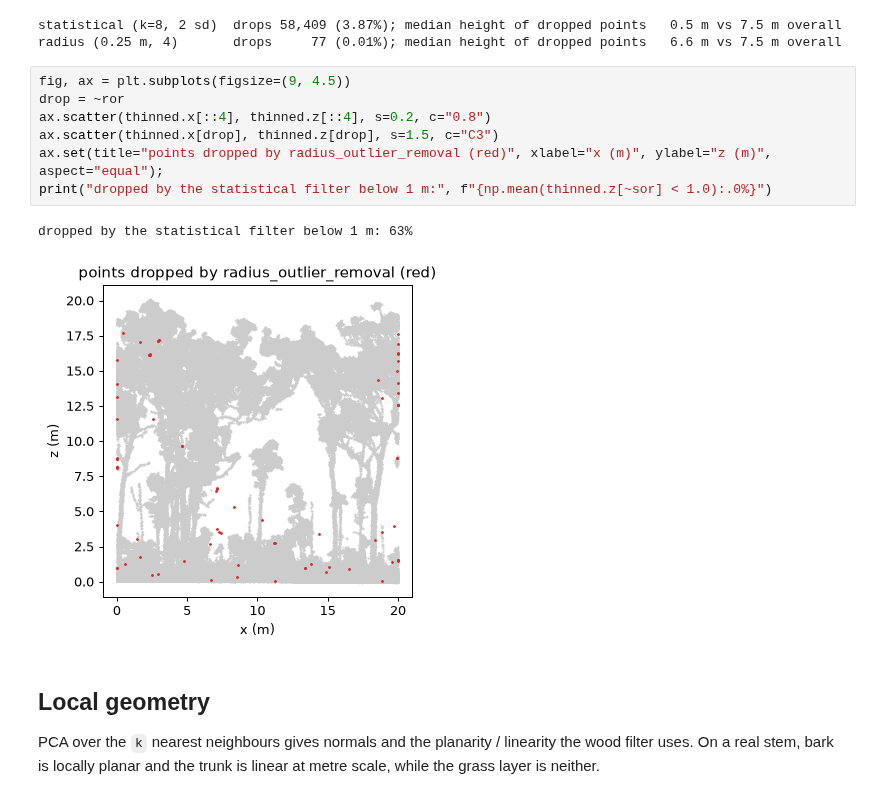
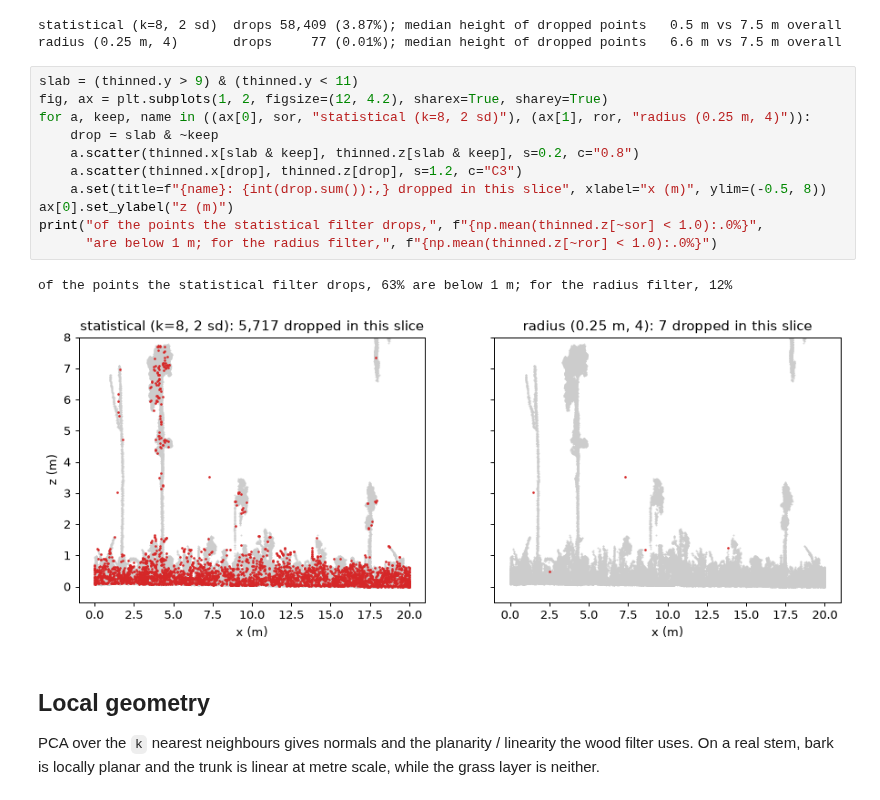
Before and after one commit to UQ-EORC/Sylva, a Jupyter notebook: docs/examples/02_filtering.ipynb, the cells around one changed output. Saved outputs shown, nothing was run; the diff lists cells and outputs as text.

```diff
--- a/docs/examples/02_filtering.ipynb
+++ b/docs/examples/02_filtering.ipynb
@@ -77,15 +77,19 @@ for name, keep in (("statistical (k=8, 2 sd)", sor), ("radius (0.25 m, 4)", ror)
 statistical (k=8, 2 sd)  drops 58,409 (3.87%); median height of dropped points   0.5 m vs 7.5 m overall
 radius (0.25 m, 4)       drops     77 (0.01%); median height of dropped points   6.6 m vs 7.5 m overall
 # %%
-fig, ax = plt.subplots(figsize=(9, 4.5))
-drop = ~ror
-ax.scatter(thinned.x[::4], thinned.z[::4], s=0.2, c="0.8")
-ax.scatter(thinned.x[drop], thinned.z[drop], s=1.5, c="C3")
-ax.set(title="points dropped by radius_outlier_removal (red)", xlabel="x (m)", ylabel="z (m)", aspect="equal");
-print("dropped by the statistical filter below 1 m:", f"{np.mean(thinned.z[~sor] < 1.0):.0%}")
+slab = (thinned.y > 9) & (thinned.y < 11)
+fig, ax = plt.subplots(1, 2, figsize=(12, 4.2), sharex=True, sharey=True)
+for a, keep, name in ((ax[0], sor, "statistical (k=8, 2 sd)"), (ax[1], ror, "radius (0.25 m, 4)")):
+    drop = slab & ~keep
+    a.scatter(thinned.x[slab & keep], thinned.z[slab & keep], s=0.2, c="0.8")
+    a.scatter(thinned.x[drop], thinned.z[drop], s=1.2, c="C3")
+    a.set(title=f"{name}: {int(drop.sum()):,} dropped in this slice", xlabel="x (m)", ylim=(-0.5, 8))
+ax[0].set_ylabel("z (m)")
+print("of the points the statistical filter drops,", f"{np.mean(thinned.z[~sor] < 1.0):.0%}",
+      "are below 1 m; for the radius filter,", f"{np.mean(thinned.z[~ror] < 1.0):.0%}")
 # %% [output]
-dropped by the statistical filter below 1 m: 63%
+of the points the statistical filter drops, 63% are below 1 m; for the radius filter, 12%
-[figure, old version]
+[figure, new version]
 # %% [markdown]
 ## Local geometry
 
```
Also changed, not shown: 12 other files.
